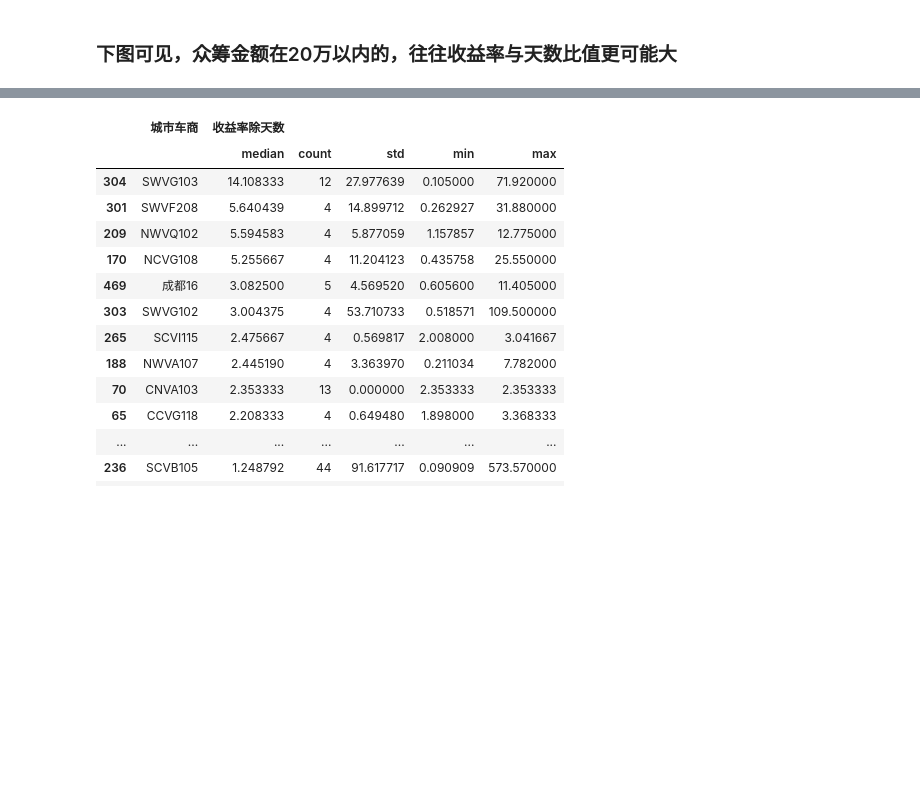
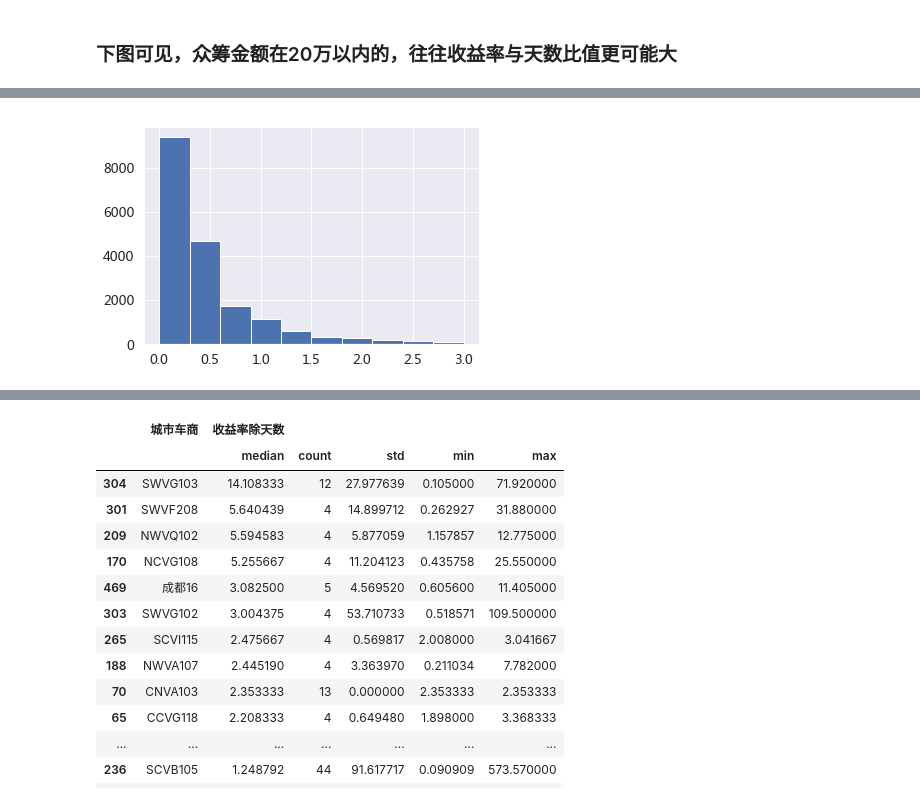
Before and after one commit to maxlz/carsale, a Jupyter notebook: car_sale.ipynb, the cells around one changed output, grey strips where cells are left out. Cells and saved outputs as stored; diff of their text form; code cells hidden in the pictures; blank space fills up the shorter version.

```diff
--- a/car_sale.ipynb
+++ b/car_sale.ipynb
@@ -420,0 +427,4 @@ sns.jointplot(y='收益率除天数',x='众筹金额',data=df.sample(1000),kind=
+# %%
+plt.hist(df.收益率除天数,range=(0,3));
+# %% [output]
+[figure, added]
```
Also changed, not shown: parts of 11 cells of this notebook.
